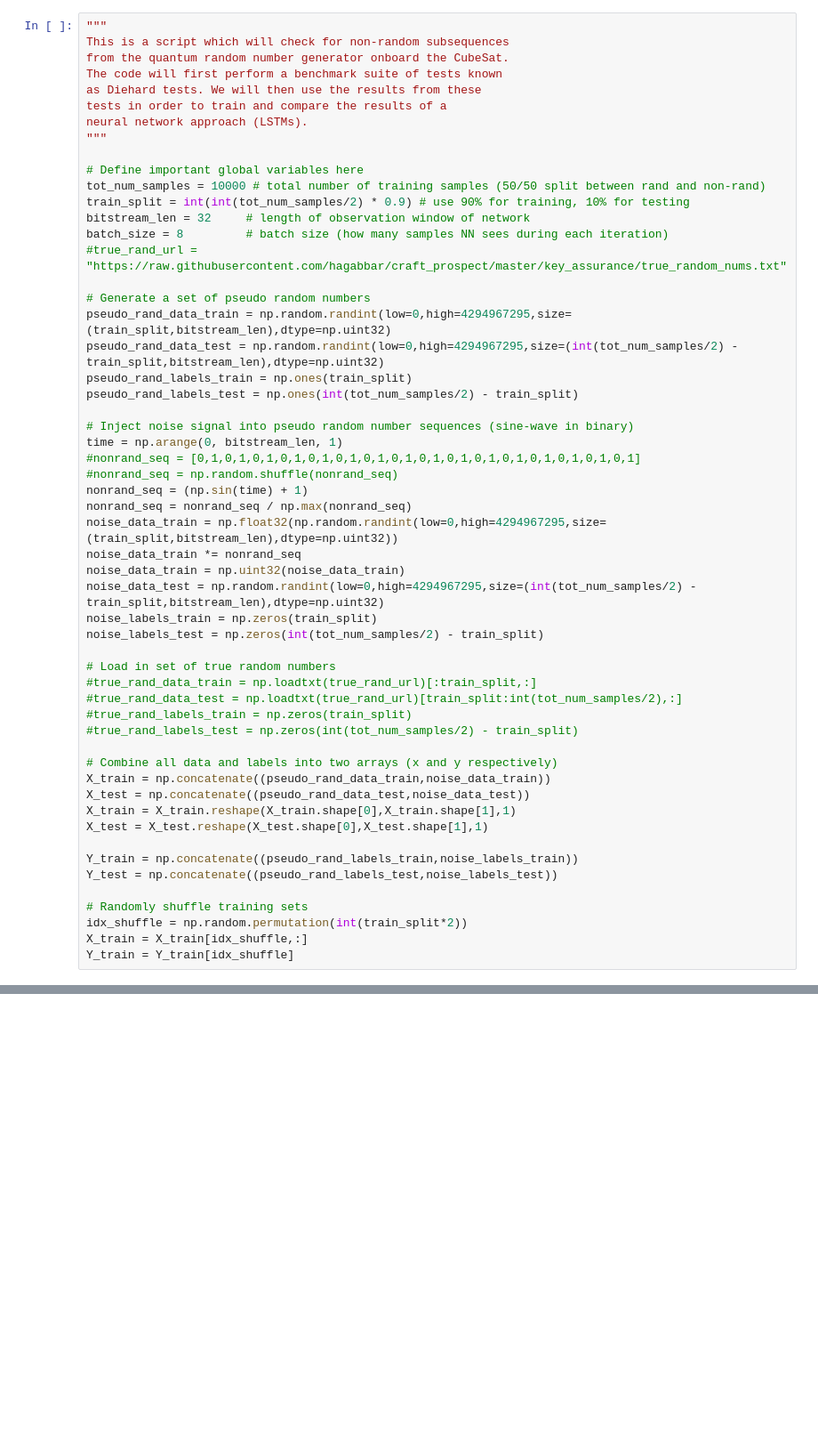
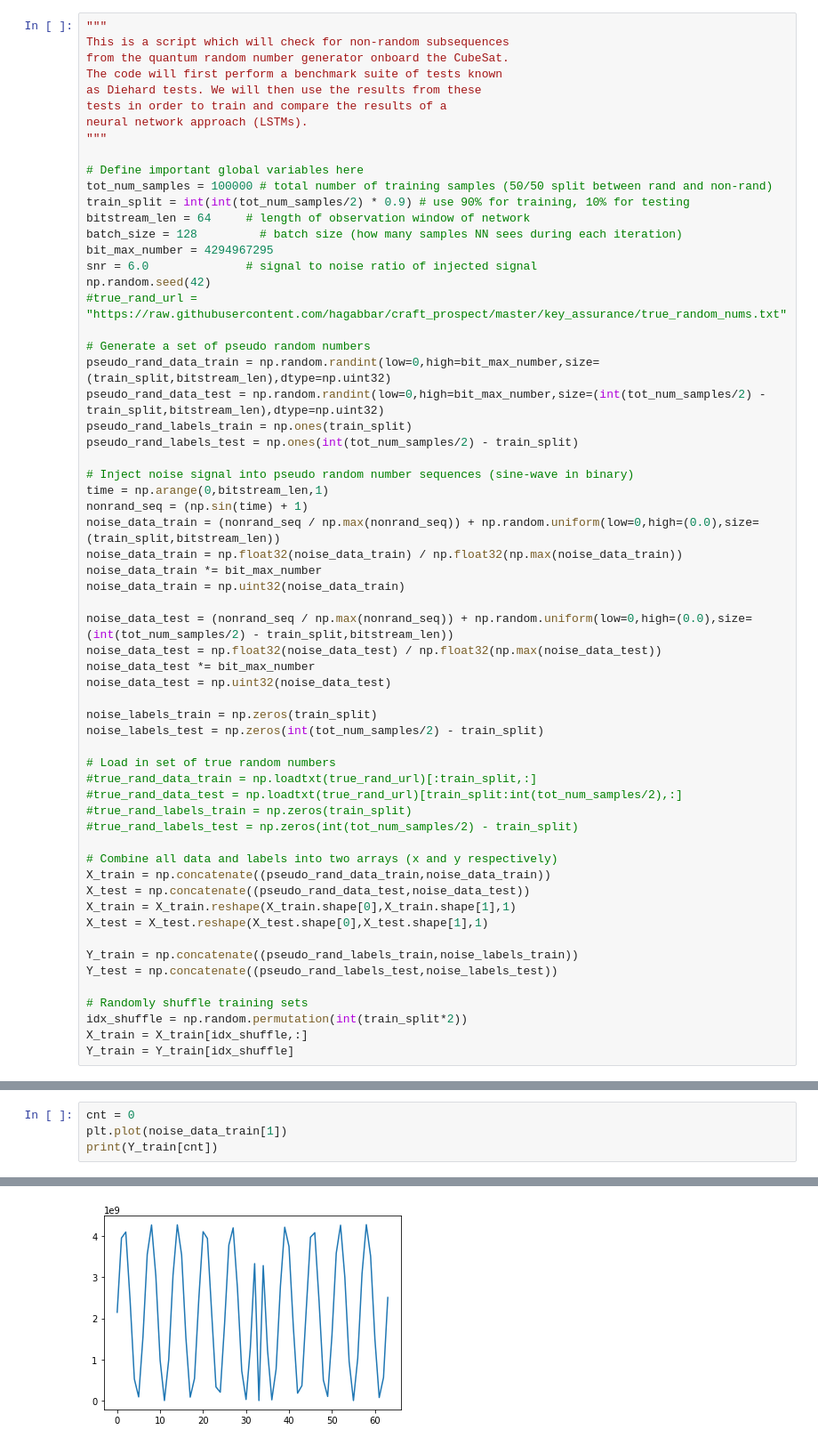
Before and after one commit to hagabbar/craft_prospect, a Jupyter notebook: LSTM_classification_approach.ipynb, the cells around one changed output, grey strips where cells are left out. Shown: that part at 89% size. Saved outputs shown, nothing was run; the diff lists cells and outputs as text; blank space fills up the shorter version.

```diff
--- a/LSTM_classification_approach.ipynb
+++ b/LSTM_classification_approach.ipynb
@@ -18,28 +17,34 @@ neural network approach (LSTMs).
 """
 
 # Define important global variables here
-tot_num_samples = 10000 # total number of training samples (50/50 split between rand and non-rand)
+tot_num_samples = 100000 # total number of training samples (50/50 split between rand and non-rand)
 train_split = int(int(tot_num_samples/2) * 0.9) # use 90% for training, 10% for testing
-bitstream_len = 32     # length of observation window of network
-batch_size = 8         # batch size (how many samples NN sees during each iteration)
+bitstream_len = 64     # length of observation window of network
+batch_size = 128         # batch size (how many samples NN sees during each iteration)
+bit_max_number = 4294967295
+snr = 6.0              # signal to noise ratio of injected signal
+np.random.seed(42)
 #true_rand_url = "https://raw.githubusercontent.com/hagabbar/craft_prospect/master/key_assurance/true_random_nums.txt"
 
 # Generate a set of pseudo random numbers
-pseudo_rand_data_train = np.random.randint(low=0,high=4294967295,size=(train_split,bitstream_len),dtype=np.uint32)
-pseudo_rand_data_test = np.random.randint(low=0,high=4294967295,size=(int(tot_num_samples/2) - train_split,bitstream_len),dtype=np.uint32)
+pseudo_rand_data_train = np.random.randint(low=0,high=bit_max_number,size=(train_split,bitstream_len),dtype=np.uint32)
+pseudo_rand_data_test = np.random.randint(low=0,high=bit_max_number,size=(int(tot_num_samples/2) - train_split,bitstream_len),dtype=np.uint32)
 pseudo_rand_labels_train = np.ones(train_split)
 pseudo_rand_labels_test = np.ones(int(tot_num_samples/2) - train_split)
 
 # Inject noise signal into pseudo random number sequences (sine-wave in binary)
-time = np.arange(0, bitstream_len, 1)
-#nonrand_seq = [0,1,0,1,0,1,0,1,0,1,0,1,0,1,0,1,0,1,0,1,0,1,0,1,0,1,0,1,0,1,0,1]
-#nonrand_seq = np.random.shuffle(nonrand_seq)
+time = np.arange(0,bitstream_len,1)
 nonrand_seq = (np.sin(time) + 1)
-nonrand_seq = nonrand_seq / np.max(nonrand_seq)
-noise_data_train = np.float32(np.random.randint(low=0,high=4294967295,size=(train_split,bitstream_len),dtype=np.uint32))
-noise_data_train *= nonrand_seq
+noise_data_train = (nonrand_seq / np.max(nonrand_seq)) + np.random.uniform(low=0,high=(0.0),size=(train_split,bitstream_len))
+noise_data_train = np.float32(noise_data_train) / np.float32(np.max(noise_data_train))
+noise_data_train *= bit_max_number
 noise_data_train = np.uint32(noise_data_train)
-noise_data_test = np.random.randint(low=0,high=4294967295,size=(int(tot_num_samples/2) - train_split,bitstream_len),dtype=np.uint32)
+
+noise_data_test = (nonrand_seq / np.max(nonrand_seq)) + np.random.uniform(low=0,high=(0.0),size=(int(tot_num_samples/2) - train_split,bitstream_len))
+noise_data_test = np.float32(noise_data_test) / np.float32(np.max(noise_data_test))
+noise_data_test *= bit_max_number
+noise_data_test = np.uint32(noise_data_test)
+
 noise_labels_train = np.zeros(train_split)
 noise_labels_test = np.zeros(int(tot_num_samples/2) - train_split)
 
@@ -82,0 +70,5 @@ print(noise_data_train)
+# %%
+cnt = 0
+plt.plot(noise_data_train[1])
+print(Y_train[cnt])
+# %% [output]
@@ -82,0 +76 @@ print(noise_data_train)
+[figure, added]
```
Also changed, not shown: parts of 8 cells of this notebook.
